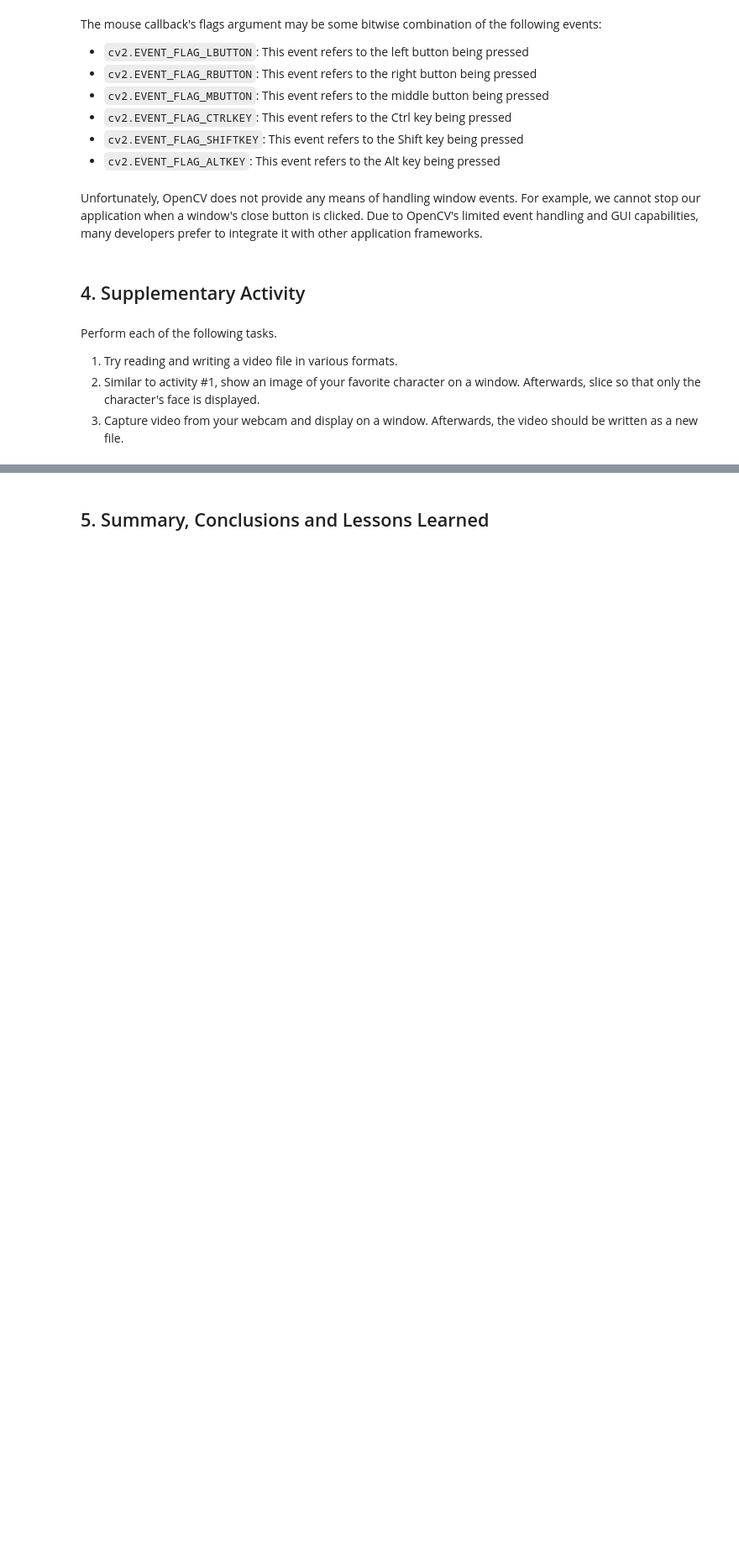
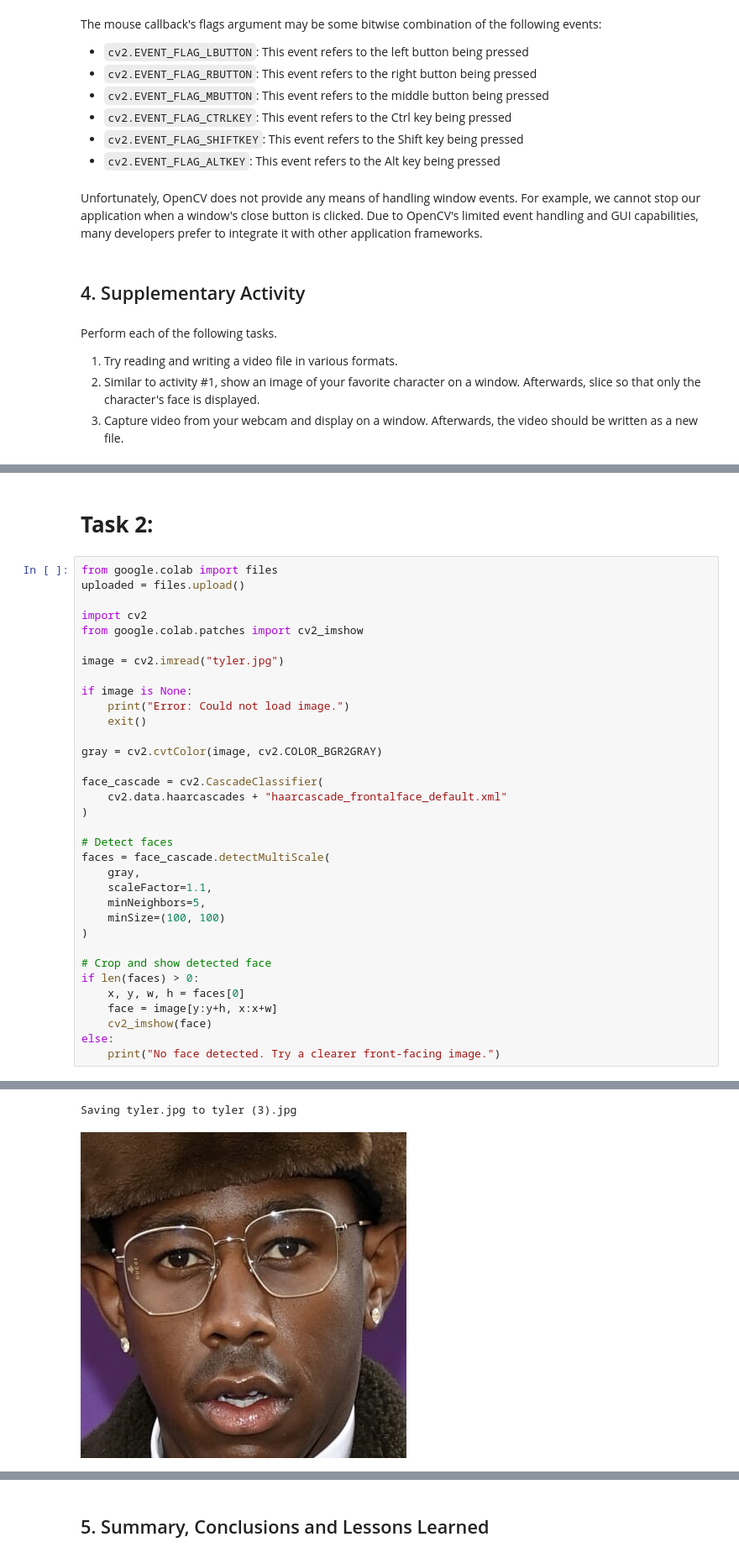
Before and after one commit to shaniaoracion/CPE-018-CPE31S2, a Jupyter notebook: Activity_3_Basic_I_O_Scripting_(Video).ipynb, the cells around one changed output, grey strips where cells are left out. Shown at 84% size. Saved outputs shown, nothing was run; the diff lists cells and outputs as text; blank space fills up the shorter version.

```diff
--- a/Activity_3_Basic_I_O_Scripting_(Video).ipynb
+++ b/Activity_3_Basic_I_O_Scripting_(Video).ipynb
@@ -192,0 +231,37 @@ Perform each of the following tasks.
+# %% [markdown]
+# **Task 2:**
+# %%
+from google.colab import files
+uploaded = files.upload()
+
+import cv2
+from google.colab.patches import cv2_imshow
+
+image = cv2.imread("tyler.jpg")
+
+if image is None:
+    print("Error: Could not load image.")
+    exit()
+
+gray = cv2.cvtColor(image, cv2.COLOR_BGR2GRAY)
+
+face_cascade = cv2.CascadeClassifier(
+    cv2.data.haarcascades + "haarcascade_frontalface_default.xml"
+)
+
+# Detect faces
+faces = face_cascade.detectMultiScale(
+    gray,
+    scaleFactor=1.1,
+    minNeighbors=5,
+    minSize=(100, 100)
+)
+
+# Crop and show detected face
+if len(faces) > 0:
+    x, y, w, h = faces[0]
+    face = image[y:y+h, x:x+w]
+    cv2_imshow(face)
+else:
+    print("No face detected. Try a clearer front-facing image.")
+# %% [output]
@@ -192,0 +269,2 @@ Perform each of the following tasks.
+Saving tyler.jpg to tyler (3).jpg
+[figure, added]
```
Also changed, not shown: parts of 20 cells of this notebook.
